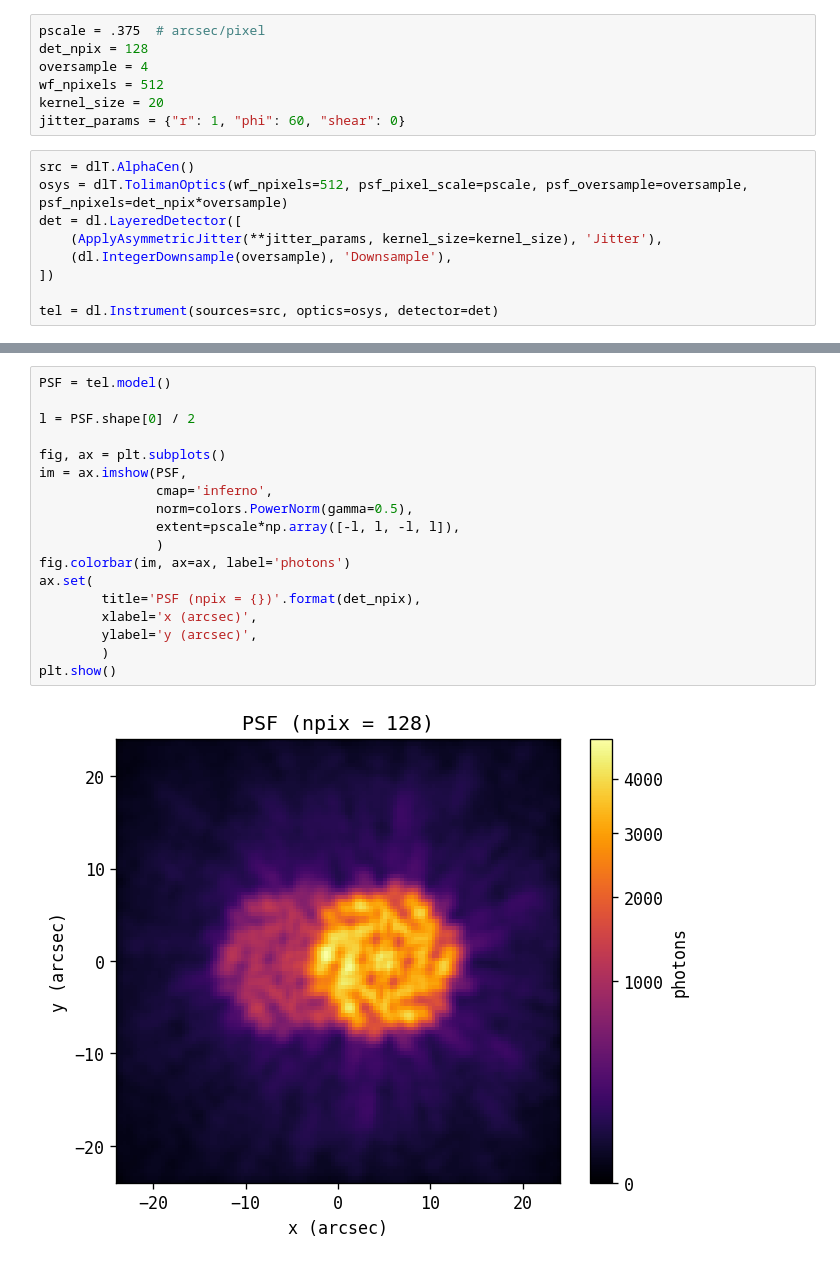
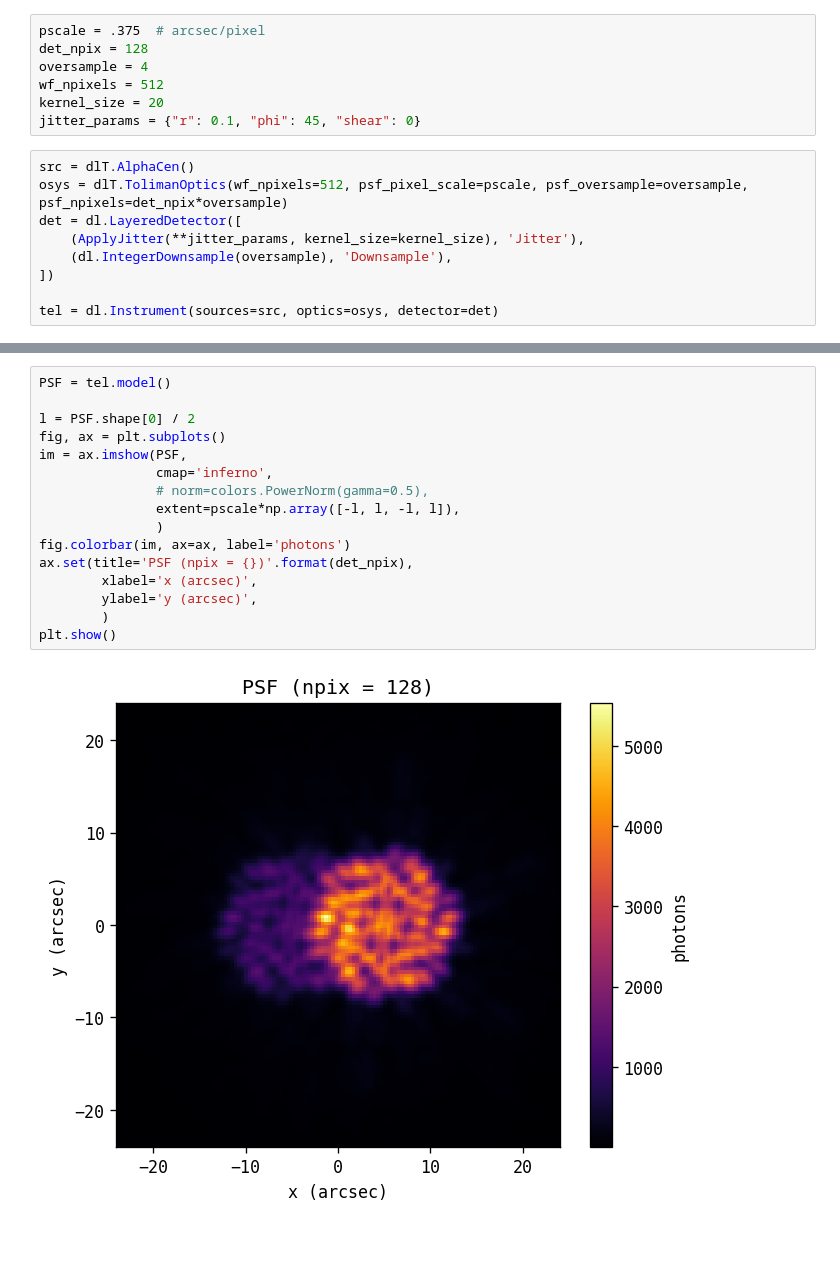
Before and after one commit to maxecharles/toliman-phd, a Jupyter notebook: main.ipynb, the cells around one changed output, grey strips where cells are left out. Drawn from its saved outputs; the diff is of its cells as text.

Commit message:
Updated Jitter analysis to contextualise with Louis' estimate

```diff
--- a/main.ipynb
+++ b/main.ipynb
@@ -26,12 +26,12 @@ det_npix = 128
 oversample = 4
 wf_npixels = 512
 kernel_size = 20
-jitter_params = {"r": 1, "phi": 60, "shear": 0}
+jitter_params = {"r": 0.1, "phi": 45, "shear": 0}
 # %%
 src = dlT.AlphaCen()
 osys = dlT.TolimanOptics(wf_npixels=512, psf_pixel_scale=pscale, psf_oversample=oversample, psf_npixels=det_npix*oversample)
 det = dl.LayeredDetector([
-    (ApplyAsymmetricJitter(**jitter_params, kernel_size=kernel_size), 'Jitter'),
+    (ApplyJitter(**jitter_params, kernel_size=kernel_size), 'Jitter'),
     (dl.IntegerDownsample(oversample), 'Downsample'),
 ])
 
@@ -39,20 +48,18 @@ tel = dl.Instrument(sources=src, optics=osys, detector=det)
 # %%
 PSF = tel.model()
 
 l = PSF.shape[0] / 2
-
 fig, ax = plt.subplots()
 im = ax.imshow(PSF,
                cmap='inferno',
-               norm=colors.PowerNorm(gamma=0.5),
+               # norm=colors.PowerNorm(gamma=0.5),
                extent=pscale*np.array([-l, l, -l, l]),
                )
 fig.colorbar(im, ax=ax, label='photons')
-ax.set(
-        title='PSF (npix = {})'.format(det_npix),
+ax.set(title='PSF (npix = {})'.format(det_npix),
         xlabel='x (arcsec)',
         ylabel='y (arcsec)',
         )
 plt.show()
 # %% [output]
-[figure, old version]
+[figure, new version]
```
Also changed, not shown: parts of 3 cells of this notebook, 6 other files.
